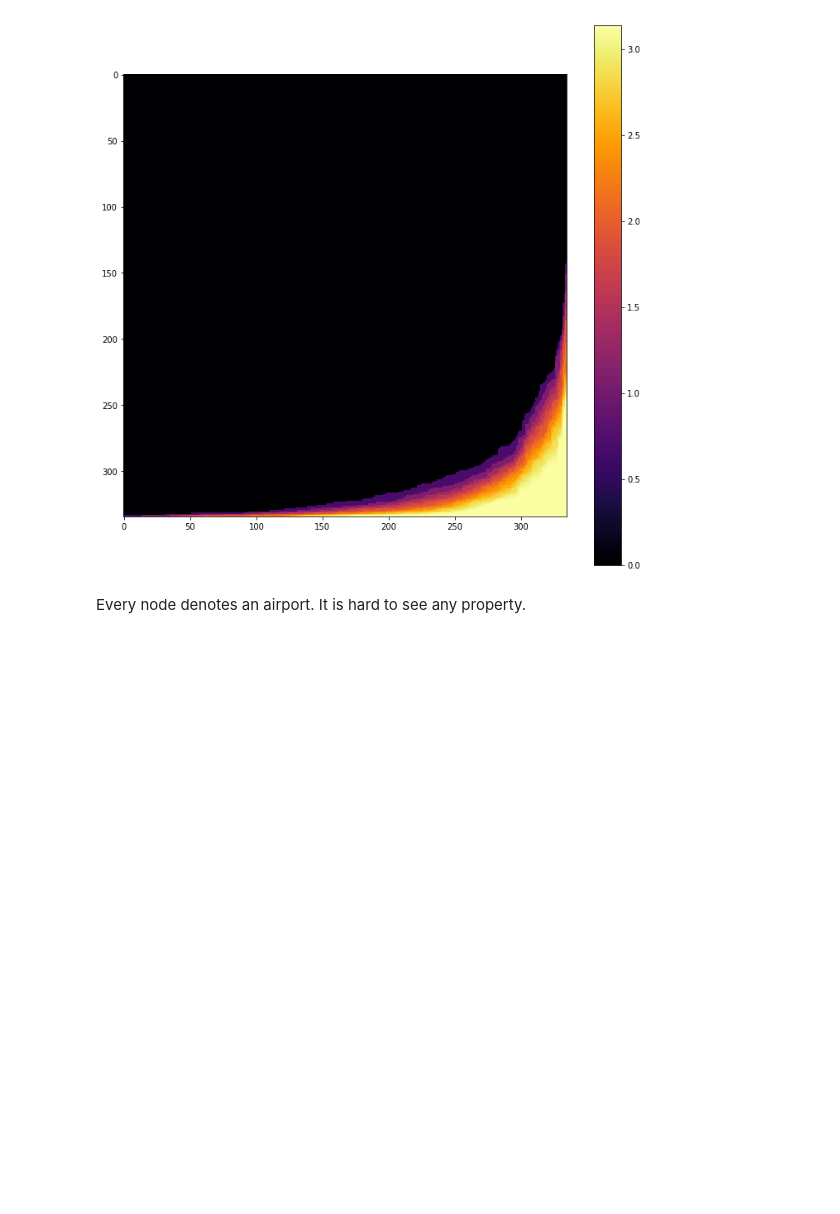
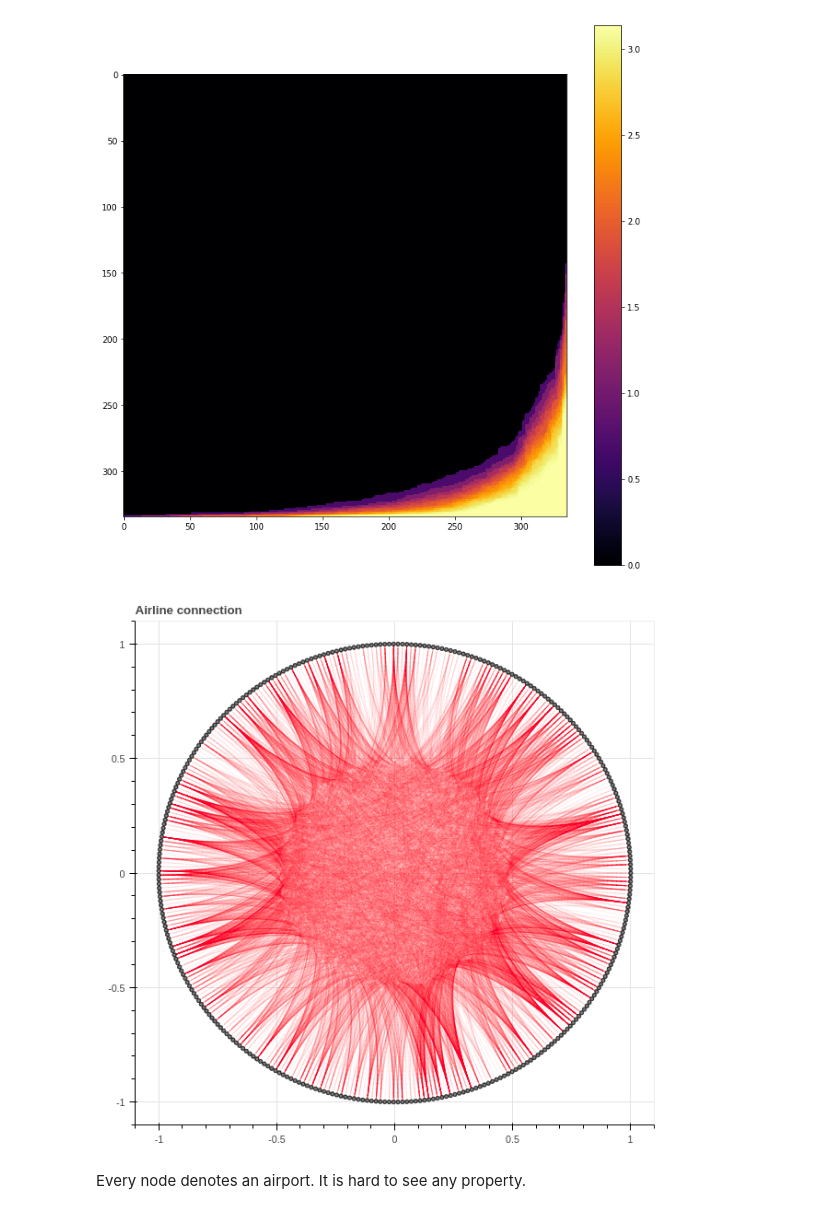
Before and after one commit to jhoonjeong/flight_network, a Jupyter notebook: basic_analysis.ipynb, the cells around one changed output. Saved outputs shown, nothing was run; the diff lists cells and outputs as text; code cells hidden in the pictures; blank space fills up the shorter version.

```diff
--- a/basic_analysis.ipynb
+++ b/basic_analysis.ipynb
@@ -344,6 +358,10 @@ def chord(n_node, nodes_start, nodes_end, alpha=0.03,
 # %%
 start_point, end_point = net_to_list(edge_matrix)
 show(chord(len(port_dict), start_point, end_point, title='Airline connection'))
+# %%
+Image('images/chord_unsorted.png')
+# %% [output]
+[figure, added]
 # %% [markdown]
 Every node denotes an airport. It is hard to see any property.
 # %%
```
Also changed, not shown: parts of 7 cells of this notebook.
